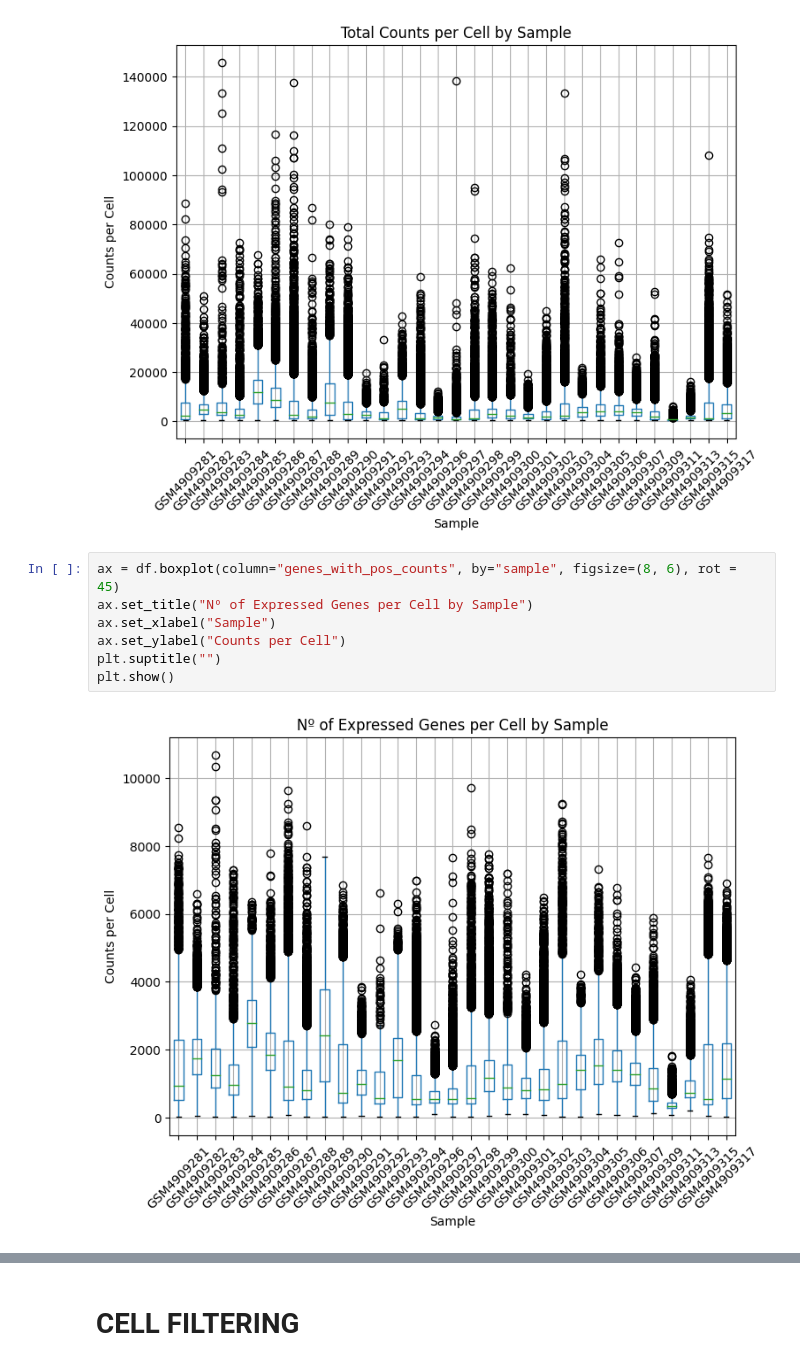
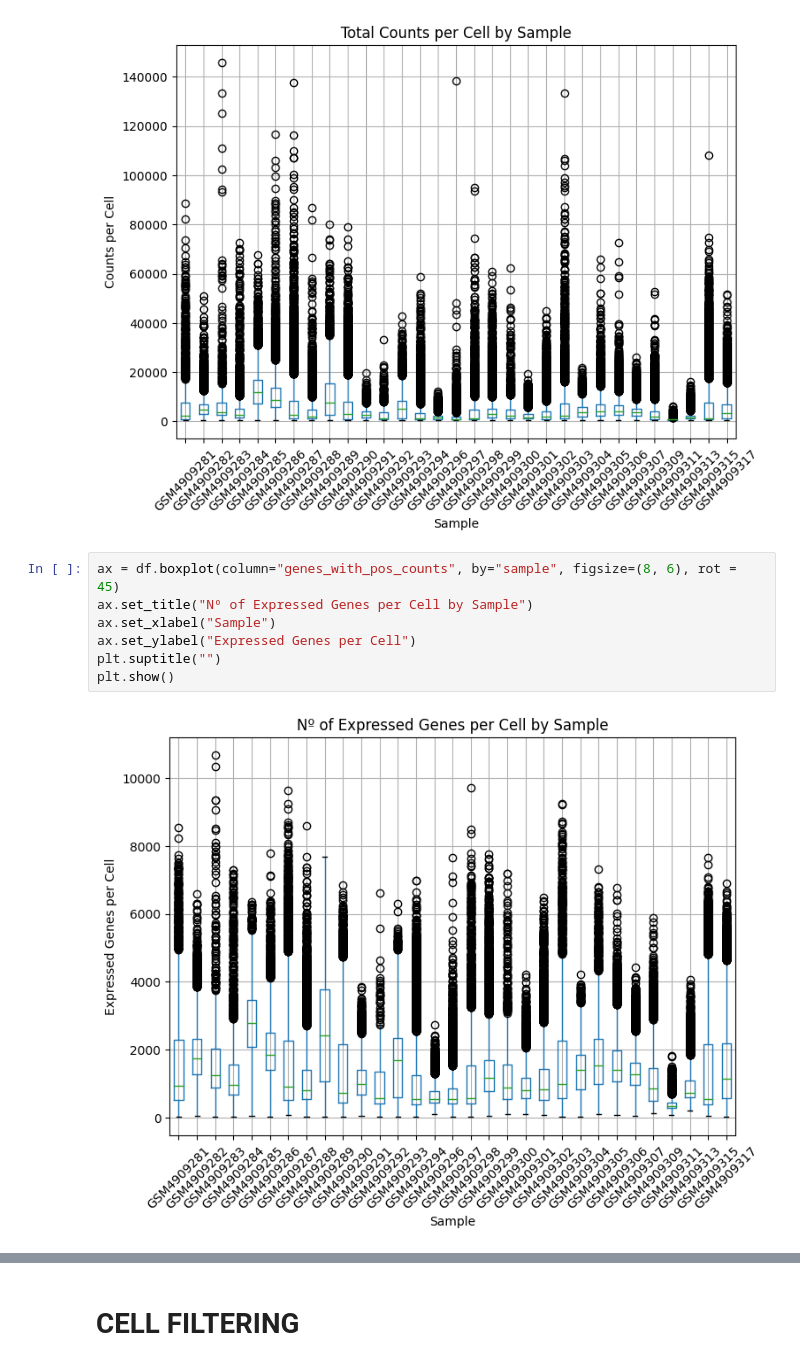
Before and after one commit to ignagarlav/Breast-Cancer-Heterogeneity, a Jupyter notebook: 01Preprocesing/Preprocessing.ipynb, the cells around one changed output, grey strips where cells are left out. Saved outputs shown, nothing was run; the diff lists cells and outputs as text.

```diff
--- a/01Preprocesing/Preprocessing.ipynb
+++ b/01Preprocesing/Preprocessing.ipynb
@@ -166,11 +168,11 @@ plt.show()
 # %%
 ax = df.boxplot(column="genes_with_pos_counts", by="sample", figsize=(8, 6), rot = 45)
 ax.set_title("Nº of Expressed Genes per Cell by Sample")
 ax.set_xlabel("Sample")
-ax.set_ylabel("Counts per Cell")
+ax.set_ylabel("Expressed Genes per Cell")
 plt.suptitle("")
 plt.show()
 # %% [output]
-[figure, old version]
+[figure, new version]
 # %%
 ax = df.boxplot(column="pct_counts_mt", by="sample", figsize=(8, 6), rot = 45)
```
Also changed, not shown: parts of 42 cells of this notebook.
